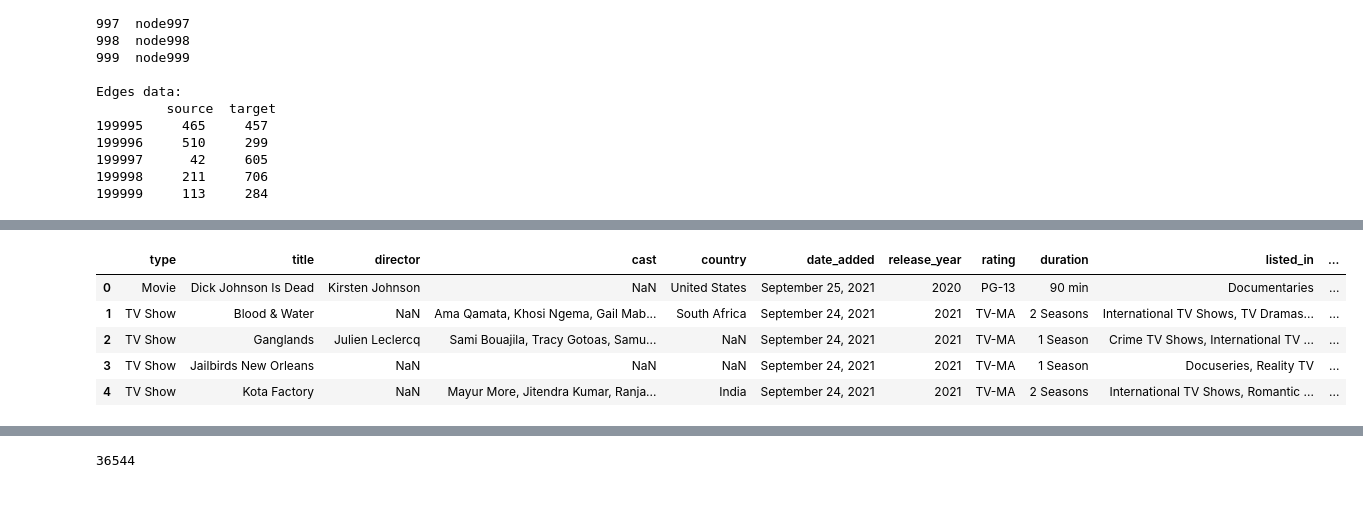
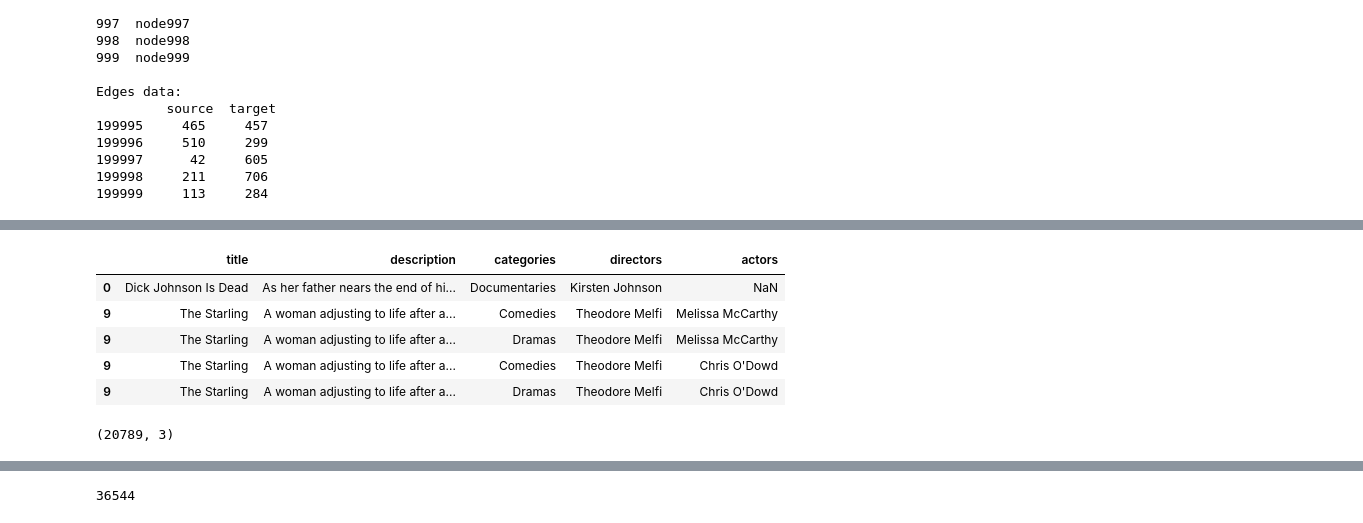
Before and after one commit to doctorofdata/current, a Jupyter notebook: netflix_graph_mapping.ipynb, the cells around one changed output, grey strips where cells are left out. Saved outputs shown, nothing was run; the diff lists cells and outputs as text; code cells hidden in the pictures.

```diff
--- a/netflix_graph_mapping.ipynb
+++ b/netflix_graph_mapping.ipynb
@@ -174,9 +240,16 @@ df['countries'] = df['country'].apply(lambda l: [] if pd.isna(l) else [i.strip()
+# %%
+# Try a different form of layout for better interpretation - subset
+df1 = df[(df['country'] == 'United States') & (df['type'] == 'Movie')]
+df1 = df1.explode("directors")
+df1 = df1.explode("actors")
+df1 = df1.explode('categories')
+df1 = df1[['title', 'description', 'categories', 'directors', 'actors']]
 # %%
-df.head()
+df1.head()
 # %% [output]
-|  | type | title | director | cast | country | date_added | release_year | rating | duration | listed_in | ... |
-| 0 | Movie | Dick Johnson Is Dead | Kirsten Johnson | NaN | United States | September 25, 2021 | 2020 | PG-13 | 90 min | Documentaries | ... |
-| 1 | TV Show | Blood & Water | NaN | Ama Qamata, Khosi Ngema, Gail Mab... | South Africa | September 24, 2021 | 2021 | TV-MA | 2 Seasons | International TV Shows, TV Dramas... | ... |
-| 2 | TV Show | Ganglands | Julien Leclercq | Sami Bouajila, Tracy Gotoas, Samu... | NaN | September 24, 2021 | 2021 | TV-MA | 1 Season | Crime TV Shows, International TV ... | ... |
-| 3 | TV Show | Jailbirds New Orleans | NaN | NaN | NaN | September 24, 2021 | 2021 | TV-MA | 1 Season | Docuseries, Reality TV | ... |
-| 4 | TV Show | Kota Factory | NaN | Mayur More, Jitendra Kumar, Ranja... | India | September 24, 2021 | 2021 | TV-MA | 2 Seasons | International TV Shows, Romantic ... | ... |
+|  | title | description | categories | directors | actors |
+| 0 | Dick Johnson Is Dead | As her father nears the end of hi... | Documentaries | Kirsten Johnson | NaN |
+| 9 | The Starling | A woman adjusting to life after a... | Comedies | Theodore Melfi | Melissa McCarthy |
+| 9 | The Starling | A woman adjusting to life after a... | Dramas | Theodore Melfi | Melissa McCarthy |
+| 9 | The Starling | A woman adjusting to life after a... | Comedies | Theodore Melfi | Chris O'Dowd |
+| 9 | The Starling | A woman adjusting to life after a... | Dramas | Theodore Melfi | Chris O'Dowd |
@@ -182,0 +282,4 @@ df.head()
+# %%
+edges.shape
+# %% [output]
+(20789, 3)
```
Also changed, not shown: parts of 31 cells of this notebook.
